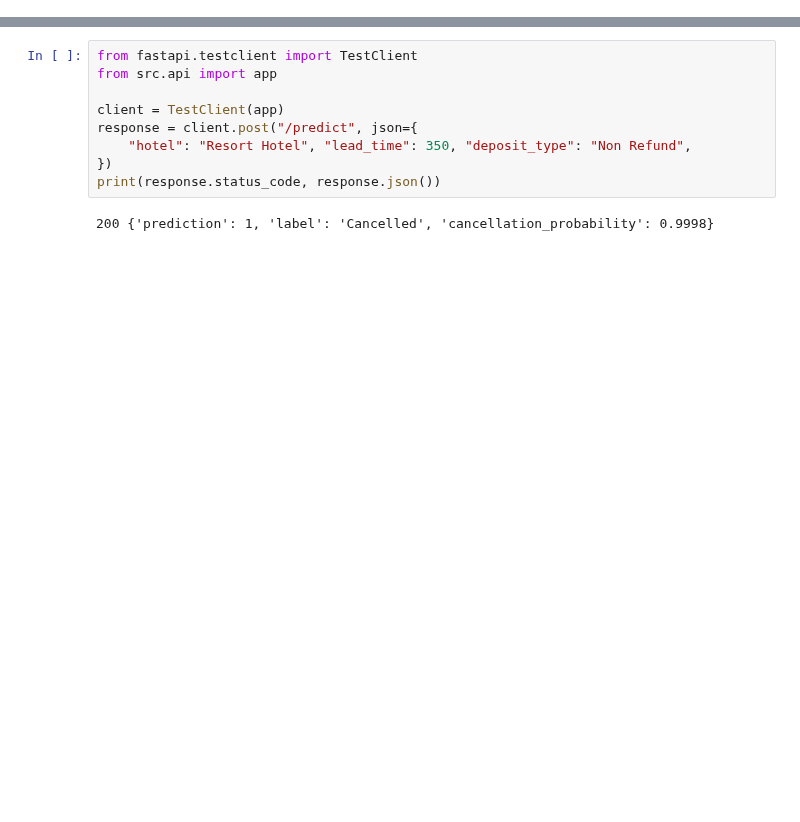
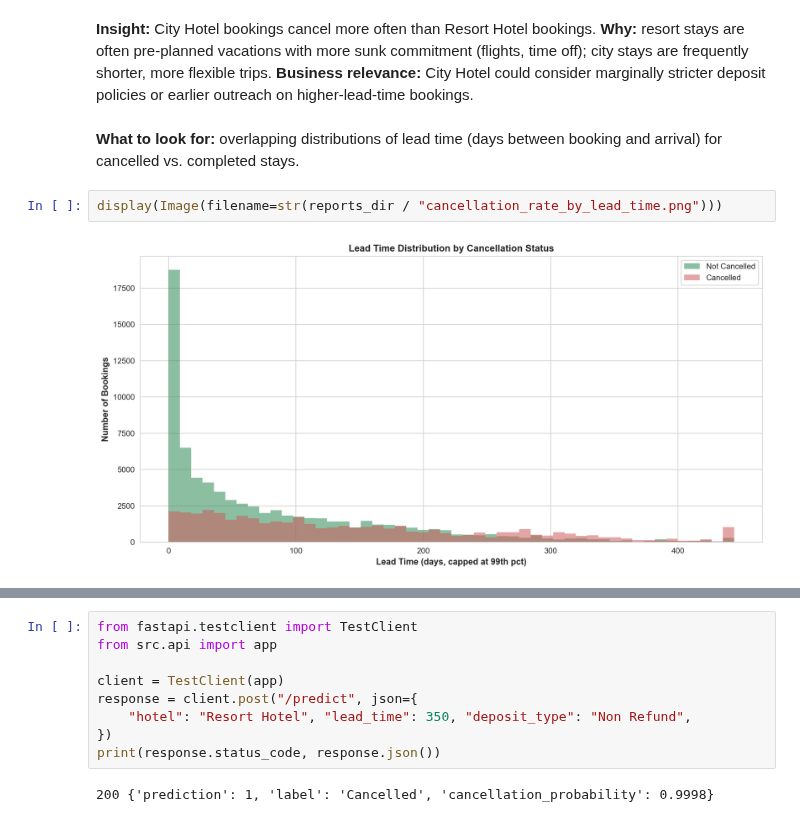
Before and after one commit to ArjunMakadia20/hotel_booking_and_concierge_copilot, a Jupyter notebook: notebooks/hotel_booking_and_concierge_copilot_eda.ipynb, the cells around one changed output, grey strips where cells are left out. Saved outputs shown, nothing was run; the diff lists cells and outputs as text; blank space fills up the shorter version.

```diff
--- a/notebooks/hotel_booking_and_concierge_copilot_eda.ipynb
+++ b/notebooks/hotel_booking_and_concierge_copilot_eda.ipynb
@@ -308,0 +229,8 @@ Demonstrated in-process below with FastAPI's `TestClient` (no server needed to r
+# %% [markdown]
+**Insight:** City Hotel bookings cancel more often than Resort Hotel bookings. **Why:** resort stays are often pre-planned vacations with more sunk commitment (flights, time off); city stays are frequently shorter, more flexible trips. **Business relevance:** City Hotel could consider marginally stricter deposit policies or earlier outreach on higher-lead-time bookings.
+# %% [markdown]
+**What to look for:** overlapping distributions of lead time (days between booking and arrival) for cancelled vs. completed stays.
+# %%
+display(Image(filename=str(reports_dir / "cancellation_rate_by_lead_time.png")))
+# %% [output]
+[figure, added]
```
Also changed, not shown: parts of 118 cells of this notebook, 2 other files.
